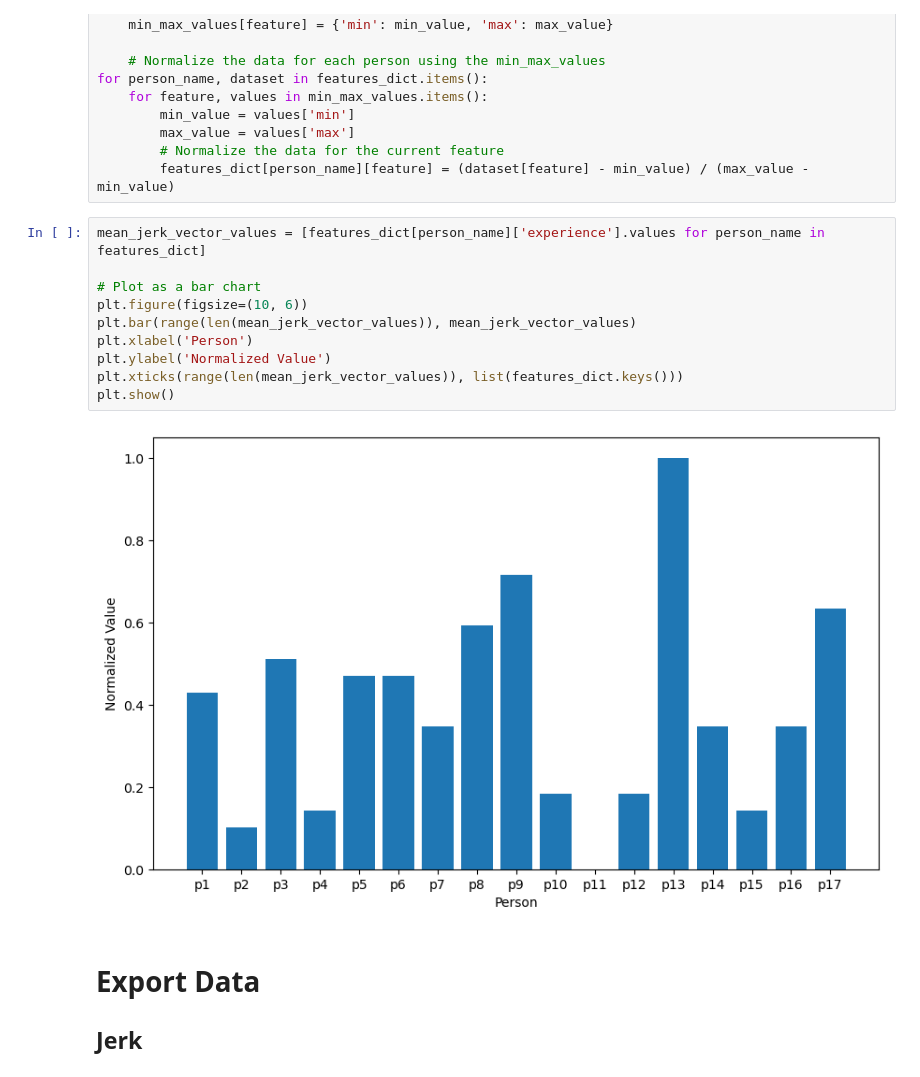
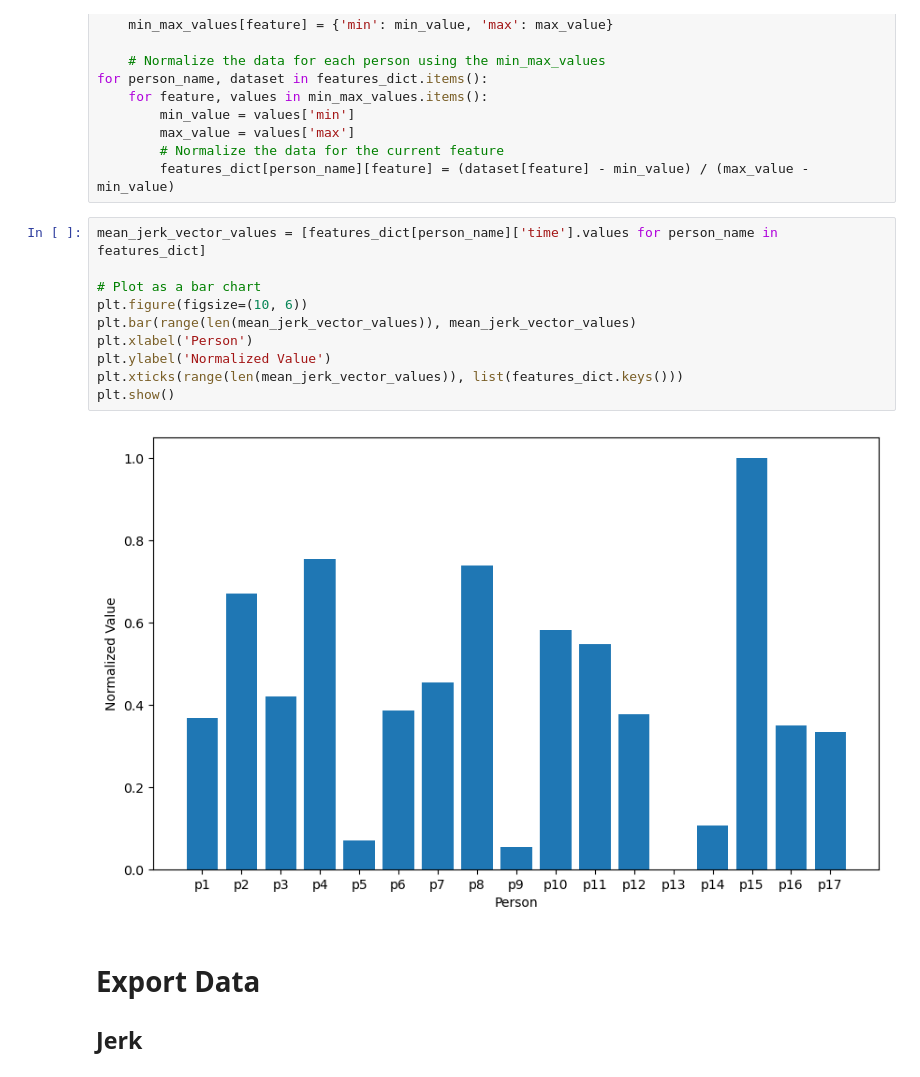
Before and after one commit to doertiboy/MasterStudy, a Jupyter notebook: FeatureExtraction.ipynb, the cells around one changed output. Saved outputs shown, nothing was run; the diff lists cells and outputs as text.

```diff
--- a/FeatureExtraction.ipynb
+++ b/FeatureExtraction.ipynb
@@ -690,17 +690,17 @@ for person_name, dataset in features_dict.items():
         # Normalize the data for the current feature
         features_dict[person_name][feature] = (dataset[feature] - min_value) / (max_value - min_value)
 # %%
-mean_jerk_vector_values = [features_dict[person_name]['experience'].values for person_name in features_dict]
+mean_jerk_vector_values = [features_dict[person_name]['time'].values for person_name in features_dict]
 
 # Plot as a bar chart
 plt.figure(figsize=(10, 6))
 plt.bar(range(len(mean_jerk_vector_values)), mean_jerk_vector_values)
 plt.xlabel('Person')
 plt.ylabel('Normalized Value')
 plt.xticks(range(len(mean_jerk_vector_values)), list(features_dict.keys()))
 plt.show()
 # %% [output]
-[figure, old version]
+[figure, new version]
 # %% [markdown]
 # Export Data
 ## Jerk
```
Also changed, not shown: 1 other file.
